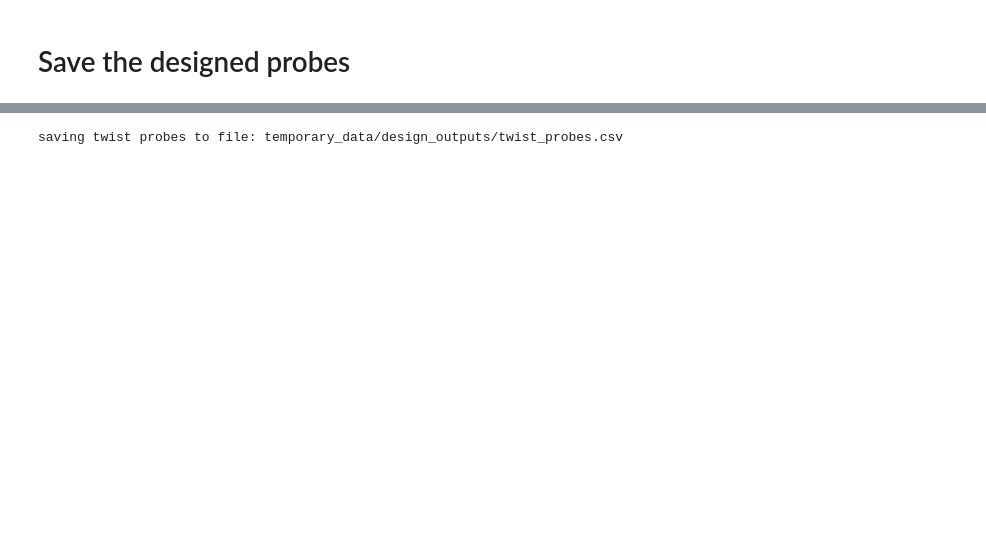
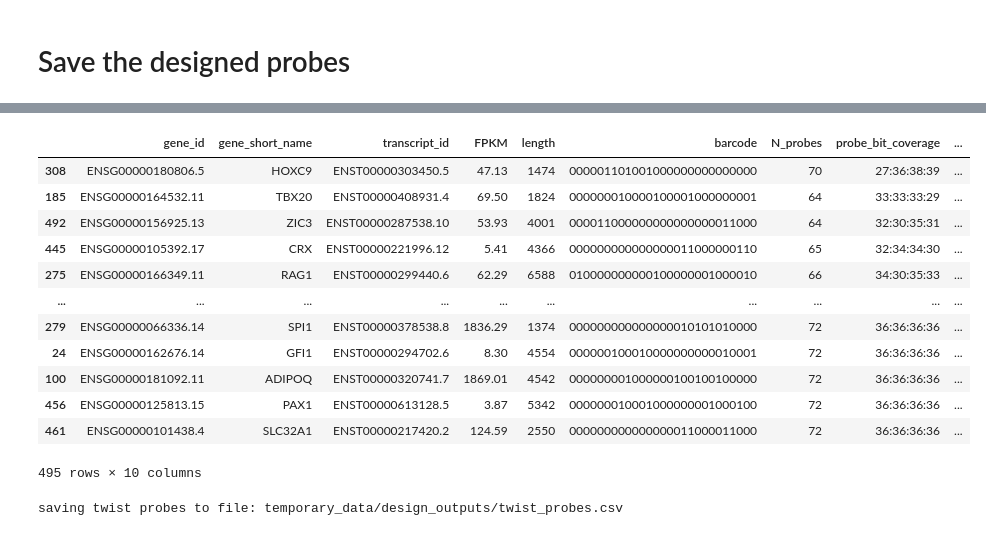
Before and after one commit to xingjiepan/MERFISH_probe_design, a Jupyter notebook: pipelines/20260128_human_MERFISH_probe_design/step3_probe_design.ipynb, the cells around one changed output, grey strips where cells are left out. Drawn from its saved outputs; the diff is of its cells as text; code cells hidden in the pictures; blank space fills up the shorter version.

```diff
--- a/pipelines/20260128_human_MERFISH_probe_design/step3_probe_design.ipynb
+++ b/pipelines/20260128_human_MERFISH_probe_design/step3_probe_design.ipynb
@@ -731,3 +733,19 @@ transcript_level_report['N_probes'].hist(bins=30)
+# %%
+transcript_level_report.sort_values('min_bit_coverage')
+# %% [output]
+|  | gene_id | gene_short_name | transcript_id | FPKM | length | barcode | N_probes | probe_bit_coverage | ... |
+| 308 | ENSG00000180806.5 | HOXC9 | ENST00000303450.5 | 47.13 | 1474 | 000001101001000000000000000 | 70 | 27:36:38:39 | ... |
+| 185 | ENSG00000164532.11 | TBX20 | ENST00000408931.4 | 69.50 | 1824 | 000000010000100001000000001 | 64 | 33:33:33:29 | ... |
+| 492 | ENSG00000156925.13 | ZIC3 | ENST00000287538.10 | 53.93 | 4001 | 000011000000000000000011000 | 64 | 32:30:35:31 | ... |
+| 445 | ENSG00000105392.17 | CRX | ENST00000221996.12 | 5.41 | 4366 | 000000000000000011000000110 | 65 | 32:34:34:30 | ... |
+| 275 | ENSG00000166349.11 | RAG1 | ENST00000299440.6 | 62.29 | 6588 | 010000000000100000001000010 | 66 | 34:30:35:33 | ... |
+| ... | ... | ... | ... | ... | ... | ... | ... | ... | ... |
+| 279 | ENSG00000066336.14 | SPI1 | ENST00000378538.8 | 1836.29 | 1374 | 000000000000000010101010000 | 72 | 36:36:36:36 | ... |
+| 24 | ENSG00000162676.14 | GFI1 | ENST00000294702.6 | 8.30 | 4554 | 000000100010000000000010001 | 72 | 36:36:36:36 | ... |
+| 100 | ENSG00000181092.11 | ADIPOQ | ENST00000320741.7 | 1869.01 | 4542 | 000000001000000100100100000 | 72 | 36:36:36:36 | ... |
+| 456 | ENSG00000125813.15 | PAX1 | ENST00000613128.5 | 3.87 | 5342 | 000000010001000000001000100 | 72 | 36:36:36:36 | ... |
+| 461 | ENSG00000101438.4 | SLC32A1 | ENST00000217420.2 | 124.59 | 2550 | 000000000000000011000011000 | 72 | 36:36:36:36 | ... |
+495 rows × 10 columns
 # %%
 # Make a column of probe names
 probe_names = np.array(all_probes_df['gene_id']) + '_' + np.array(all_probes_df['transcript_id'])
```
Also changed, not shown: parts of 21 cells of this notebook, 1 other file.
